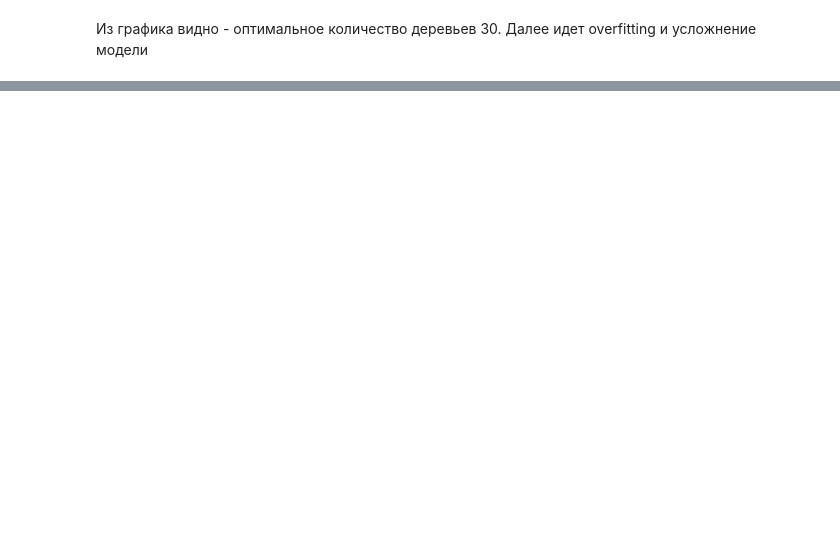
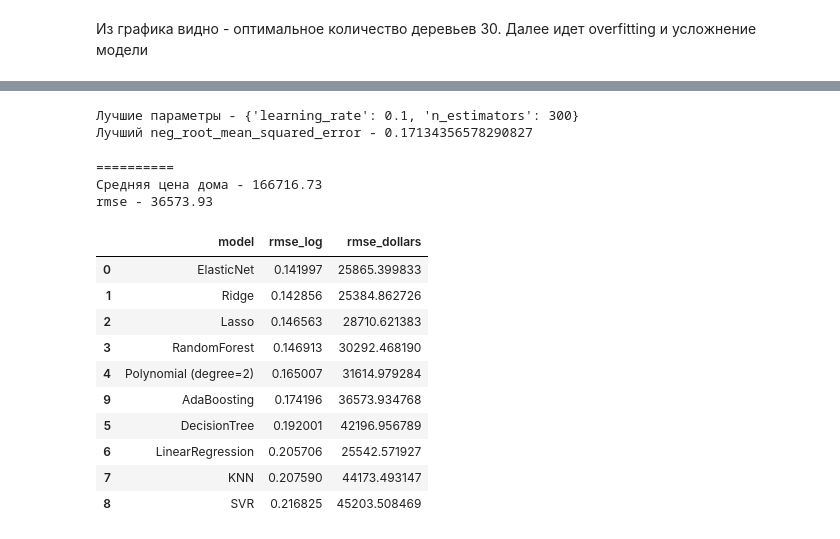
Before and after one commit to tatustik812/kaggle-house-prices, a Jupyter notebook: notebooks/02_Models.ipynb, the cells around one changed output, grey strips where cells are left out. Saved outputs shown, nothing was run; the diff lists cells and outputs as text; code cells hidden in the pictures; blank space fills up the shorter version.

```diff
--- a/notebooks/02_Models.ipynb
+++ b/notebooks/02_Models.ipynb
@@ -441,0 +443,21 @@ res
+# %%
+from sklearn.ensemble import AdaBoostRegressor
+
+best_model_ada = find_best_params(AdaBoostRegressor, default_param={
+  "random_state": 42
+}, grid_param={
+  "n_estimators": [50, 100, 120, 150, 200, 300, 500],
+  "learning_rate": [0.01, 0.1, 0.5, 1]
+}, X=X_train, y=y_train, scoring='neg_root_mean_squared_error')
+# %% [output]
+Лучшие параметры - {'learning_rate': 0.1, 'n_estimators': 300}
+Лучший neg_root_mean_squared_error - 0.17134356578290827
+# %%
+ada_preds = best_model_ada.best_estimator_.predict(X_test)
+print('==========')
+print(f'Средняя цена дома - {np.expm1(df['SalePrice'].mean()):.2f}')
+print(f'rmse - {np.sqrt(mean_squared_error(np.expm1(y_test), np.expm1(ada_preds))):.2f}')
+# %% [output]
+==========
+Средняя цена дома - 166716.73
+rmse - 36573.93
@@ -441,0 +466,14 @@ res
+# %%
+res.sort_values('rmse_log')
+# %% [output]
+|  | model | rmse_log | rmse_dollars |
+| 0 | ElasticNet | 0.141997 | 25865.399833 |
+| 1 | Ridge | 0.142856 | 25384.862726 |
+| 2 | Lasso | 0.146563 | 28710.621383 |
+| 3 | RandomForest | 0.146913 | 30292.468190 |
+| 4 | Polynomial (degree=2) | 0.165007 | 31614.979284 |
+| 9 | AdaBoosting | 0.174196 | 36573.934768 |
+| 5 | DecisionTree | 0.192001 | 42196.956789 |
+| 6 | LinearRegression | 0.205706 | 25542.571927 |
+| 7 | KNN | 0.207590 | 44173.493147 |
+| 8 | SVR | 0.216825 | 45203.508469 |
```
Also changed, not shown: parts of 14 cells of this notebook.
